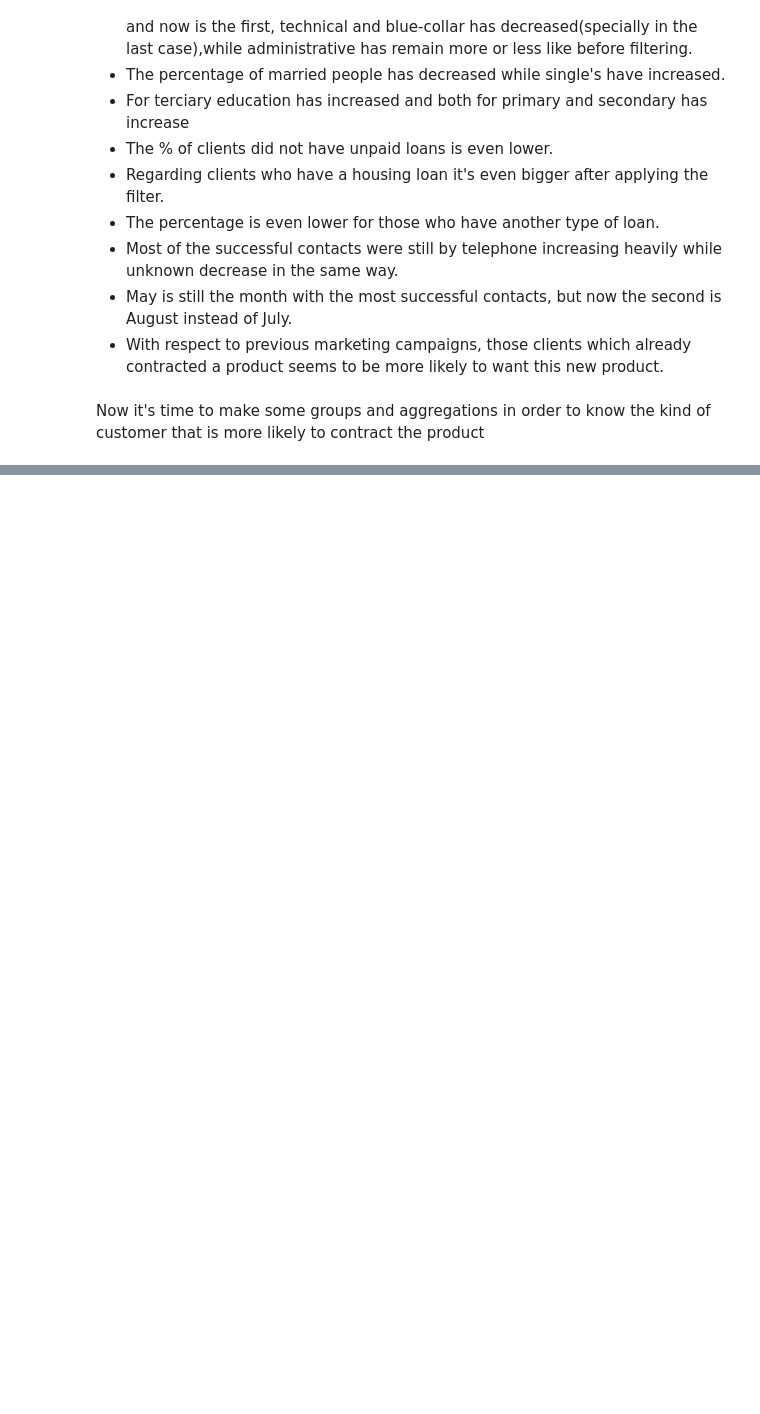
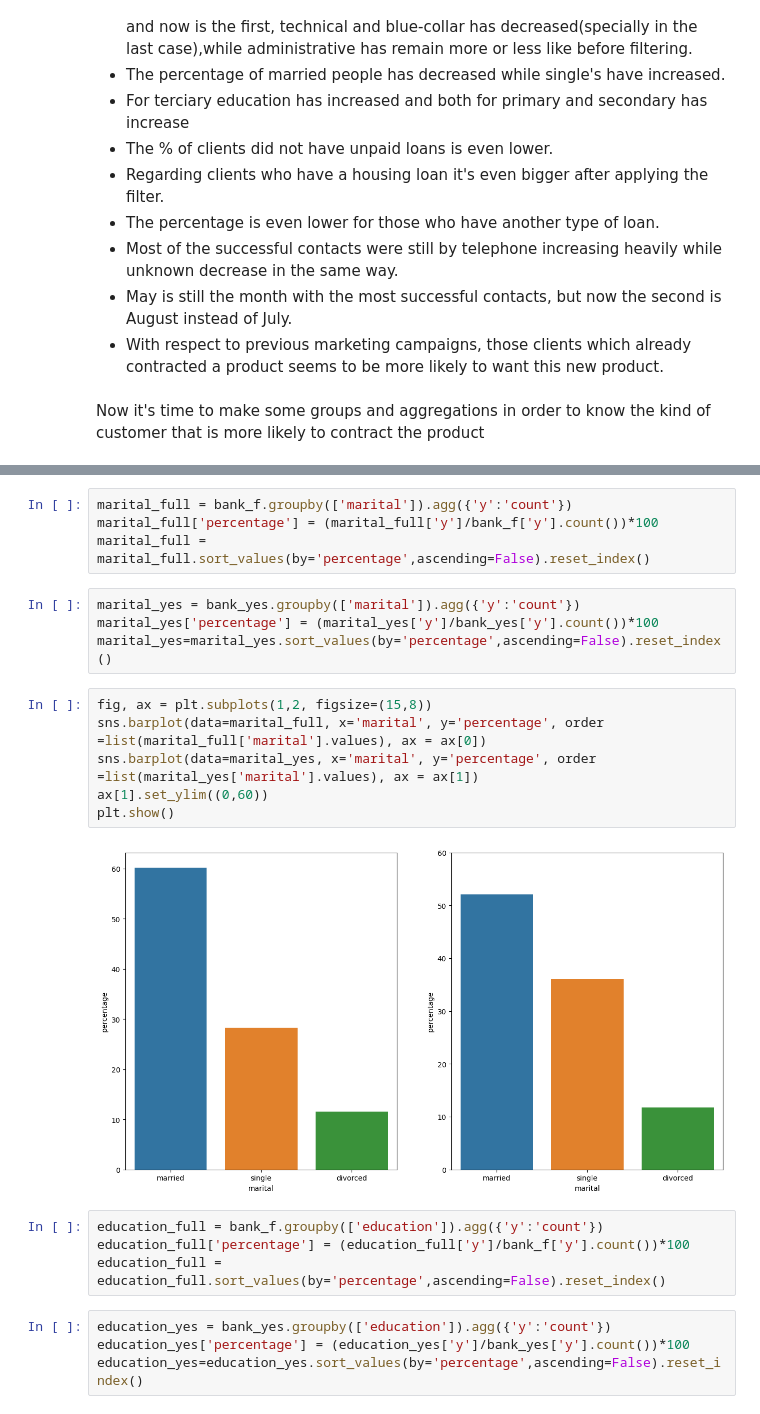
Before and after one commit to pablo-sanchez/mid_bootcamp_project, a Jupyter notebook: Notebooks/exploratory_data_analysis.ipynb, the cells around one changed output, grey strips where cells are left out. Saved outputs shown, nothing was run; the diff lists cells and outputs as text; blank space fills up the shorter version.

```diff
--- a/Notebooks/exploratory_data_analysis.ipynb
+++ b/Notebooks/exploratory_data_analysis.ipynb
@@ -428,0 +325,24 @@ categorical_yes.head()
+# %%
+marital_full = bank_f.groupby(['marital']).agg({'y':'count'})
+marital_full['percentage'] = (marital_full['y']/bank_f['y'].count())*100
+marital_full = marital_full.sort_values(by='percentage',ascending=False).reset_index()
+# %%
+marital_yes = bank_yes.groupby(['marital']).agg({'y':'count'})
+marital_yes['percentage'] = (marital_yes['y']/bank_yes['y'].count())*100
+marital_yes=marital_yes.sort_values(by='percentage',ascending=False).reset_index()
+# %%
+fig, ax = plt.subplots(1,2, figsize=(15,8))
+sns.barplot(data=marital_full, x='marital', y='percentage', order =list(marital_full['marital'].values), ax = ax[0])
+sns.barplot(data=marital_yes, x='marital', y='percentage', order =list(marital_yes['marital'].values), ax = ax[1])
+ax[1].set_ylim((0,60))
+plt.show()
+# %% [output]
+[figure, added]
+# %%
+education_full = bank_f.groupby(['education']).agg({'y':'count'})
+education_full['percentage'] = (education_full['y']/bank_f['y'].count())*100
+education_full = education_full.sort_values(by='percentage',ascending=False).reset_index()
+# %%
+education_yes = bank_yes.groupby(['education']).agg({'y':'count'})
+education_yes['percentage'] = (education_yes['y']/bank_yes['y'].count())*100
+education_yes=education_yes.sort_values(by='percentage',ascending=False).reset_index()
```
Also changed, not shown: parts of 66 cells of this notebook, 2 other files.
